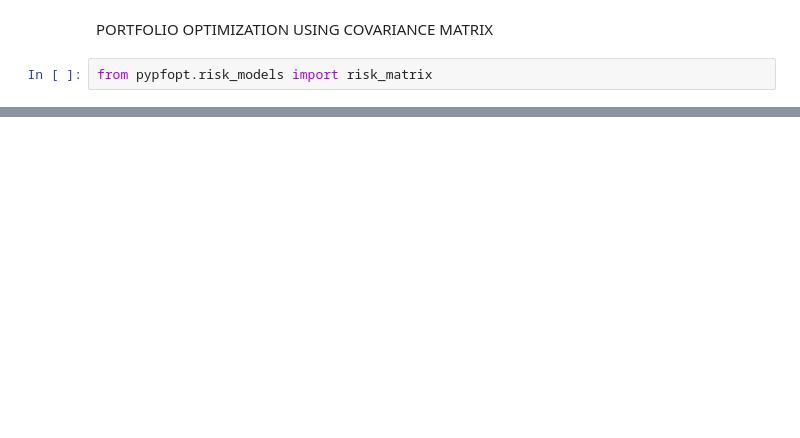
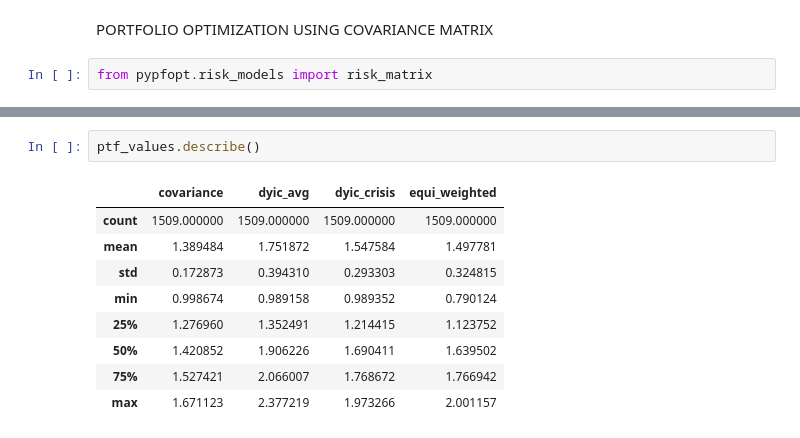
Before and after one commit to Etienne-larchet/ConnectednessPortfolio, a Jupyter notebook: code.ipynb, the cells around one changed output, grey strips where cells are left out. Drawn from its saved outputs; the diff is of its cells as text; blank space fills up the shorter version.

```diff
--- a/code.ipynb
+++ b/code.ipynb
@@ -304,0 +378,12 @@ pprint({ticker: w for ticker, w in w.items() if w > 0.001}) # Removing e-16 valu
+# %%
+ptf_values.describe()
+# %% [output]
+|  | covariance | dyic_avg | dyic_crisis | equi_weighted |
+| count | 1509.000000 | 1509.000000 | 1509.000000 | 1509.000000 |
+| mean | 1.389484 | 1.751872 | 1.547584 | 1.497781 |
+| std | 0.172873 | 0.394310 | 0.293303 | 0.324815 |
+| min | 0.998674 | 0.989158 | 0.989352 | 0.790124 |
+| 25% | 1.276960 | 1.352491 | 1.214415 | 1.123752 |
+| 50% | 1.420852 | 1.906226 | 1.690411 | 1.639502 |
+| 75% | 1.527421 | 2.066007 | 1.768672 | 1.766942 |
+| max | 1.671123 | 2.377219 | 1.973266 | 2.001157 |
```
Also changed, not shown: parts of 22 cells of this notebook, 1 other file.
